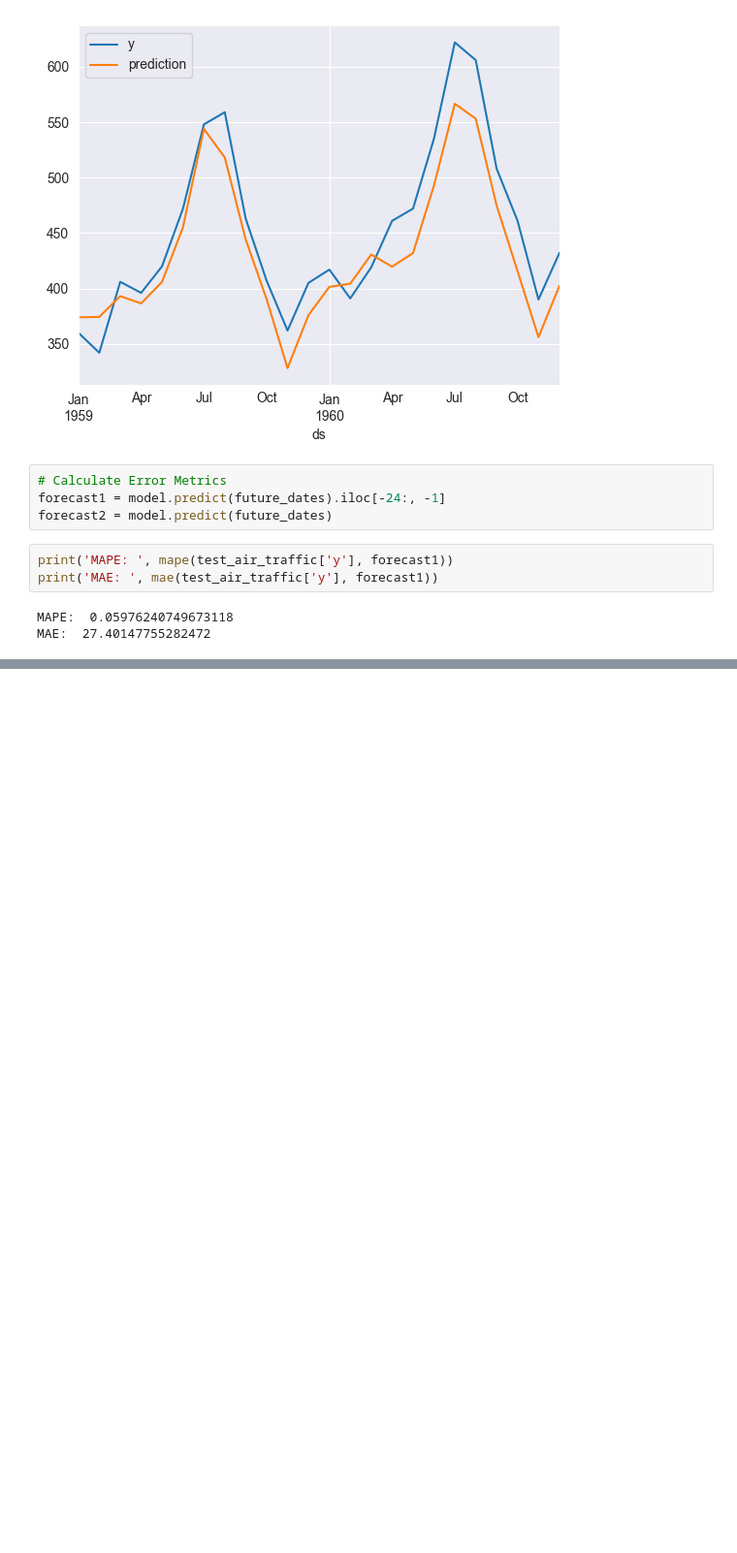
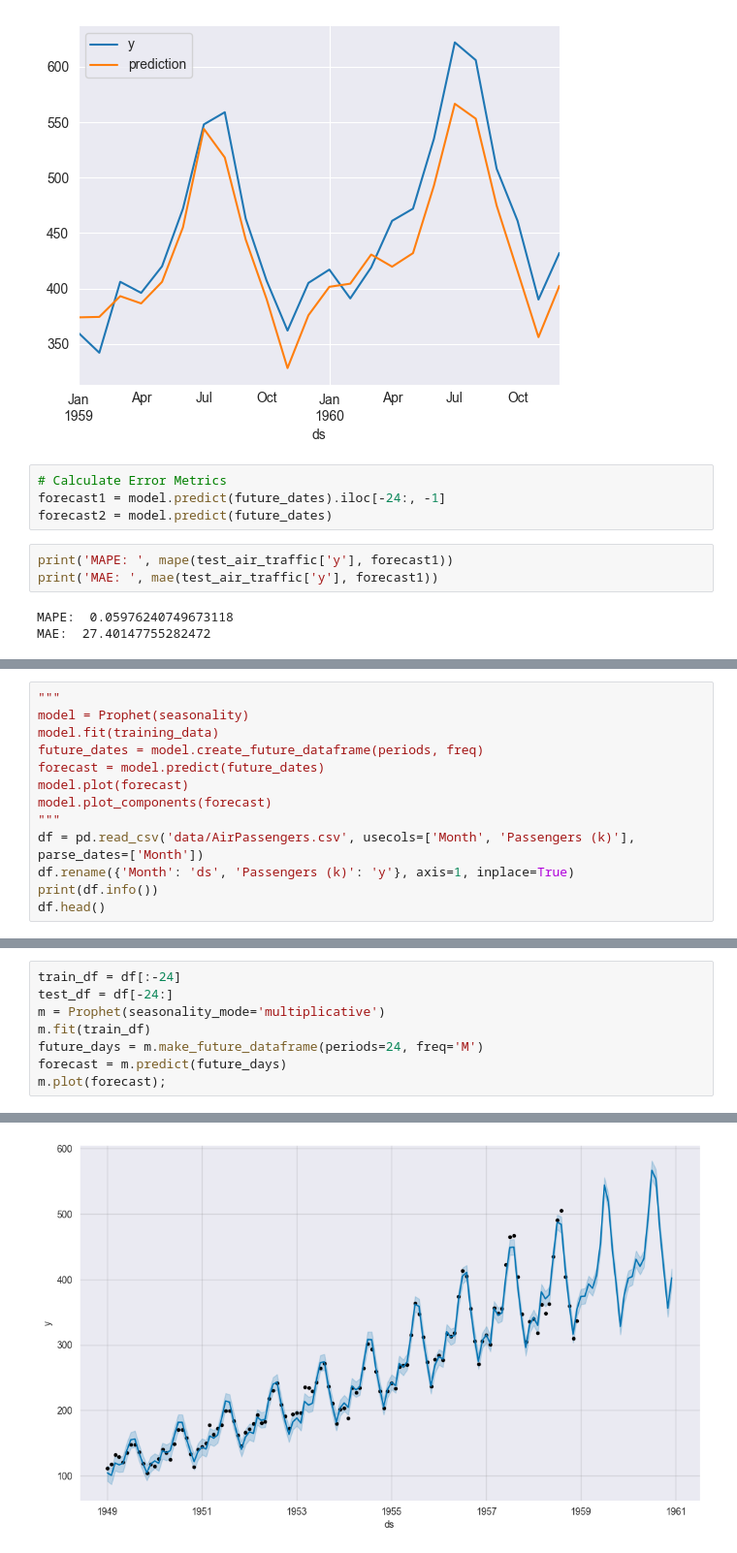
Before and after one commit to ideaguy3d/data-engineering-practice, a Jupyter notebook: _maven/regression_forecasting/_assignment_10_time_series.ipynb, the cells around one changed output, grey strips where cells are left out. Shown at 97% size. Drawn from its saved outputs; the diff is of its cells as text; blank space fills up the shorter version.

Commit message:
more forecast prac

```diff
--- a/_maven/regression_forecasting/_assignment_10_time_series.ipynb
+++ b/_maven/regression_forecasting/_assignment_10_time_series.ipynb
@@ -444,0 +447,13 @@ MAE:  27.40147755282472
+# %%
+"""
+model = Prophet(seasonality)
+model.fit(training_data)
+future_dates = model.create_future_dataframe(periods, freq)
+forecast = model.predict(future_dates)
+model.plot(forecast)
+model.plot_components(forecast)
+"""
+df = pd.read_csv('data/AirPassengers.csv', usecols=['Month', 'Passengers (k)'], parse_dates=['Month'])
+df.rename({'Month': 'ds', 'Passengers (k)': 'y'}, axis=1, inplace=True)
+print(df.info())
+df.head()
@@ -444,0 +477,9 @@ MAE:  27.40147755282472
+# %%
+train_df = df[:-24]
+test_df = df[-24:]
+m = Prophet(seasonality_mode='multiplicative')
+m.fit(train_df)
+future_days = m.make_future_dataframe(periods=24, freq='M')
+forecast = m.predict(future_days)
+m.plot(forecast);
+# %% [output]
@@ -444,0 +488 @@ MAE:  27.40147755282472
+[figure, added]
```
Also changed, not shown: parts of 4 cells of this notebook.
